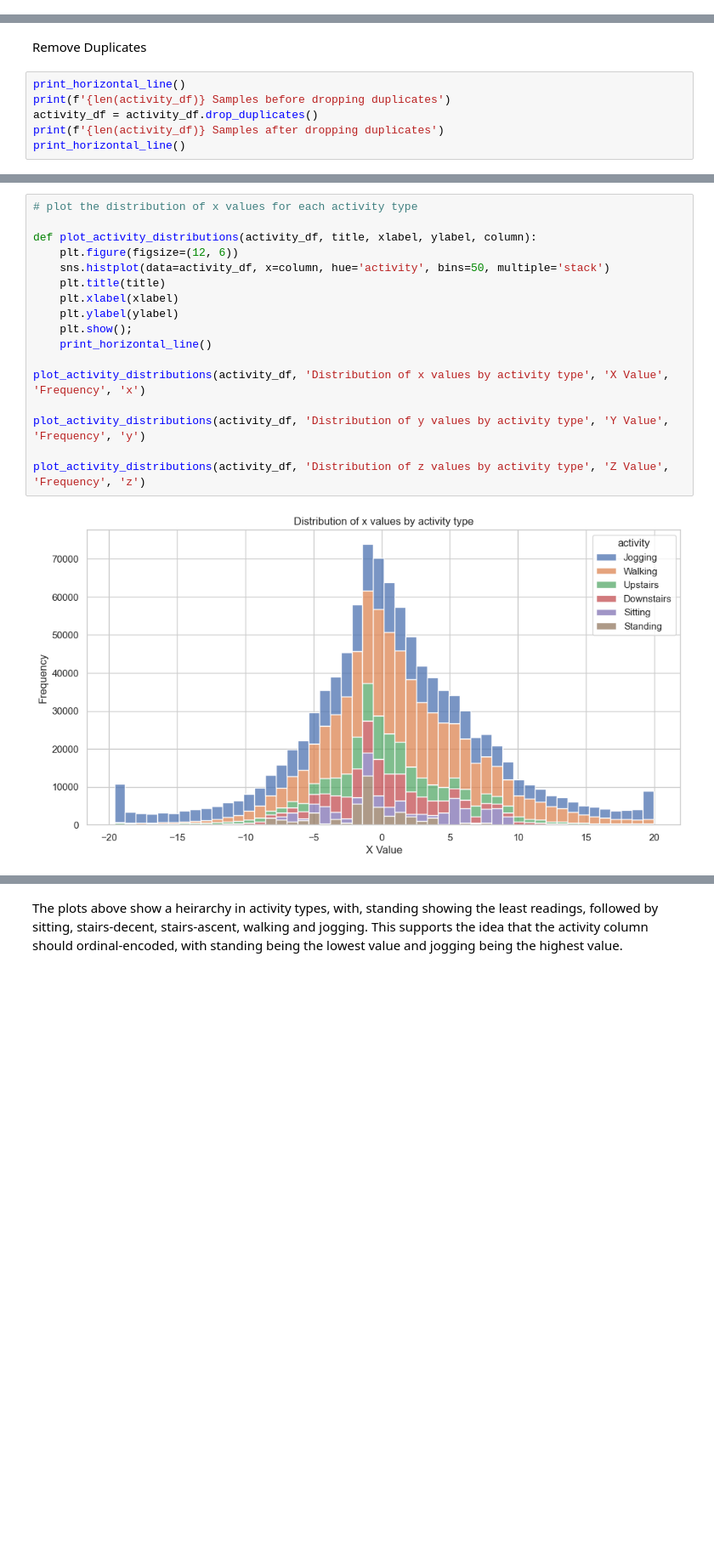
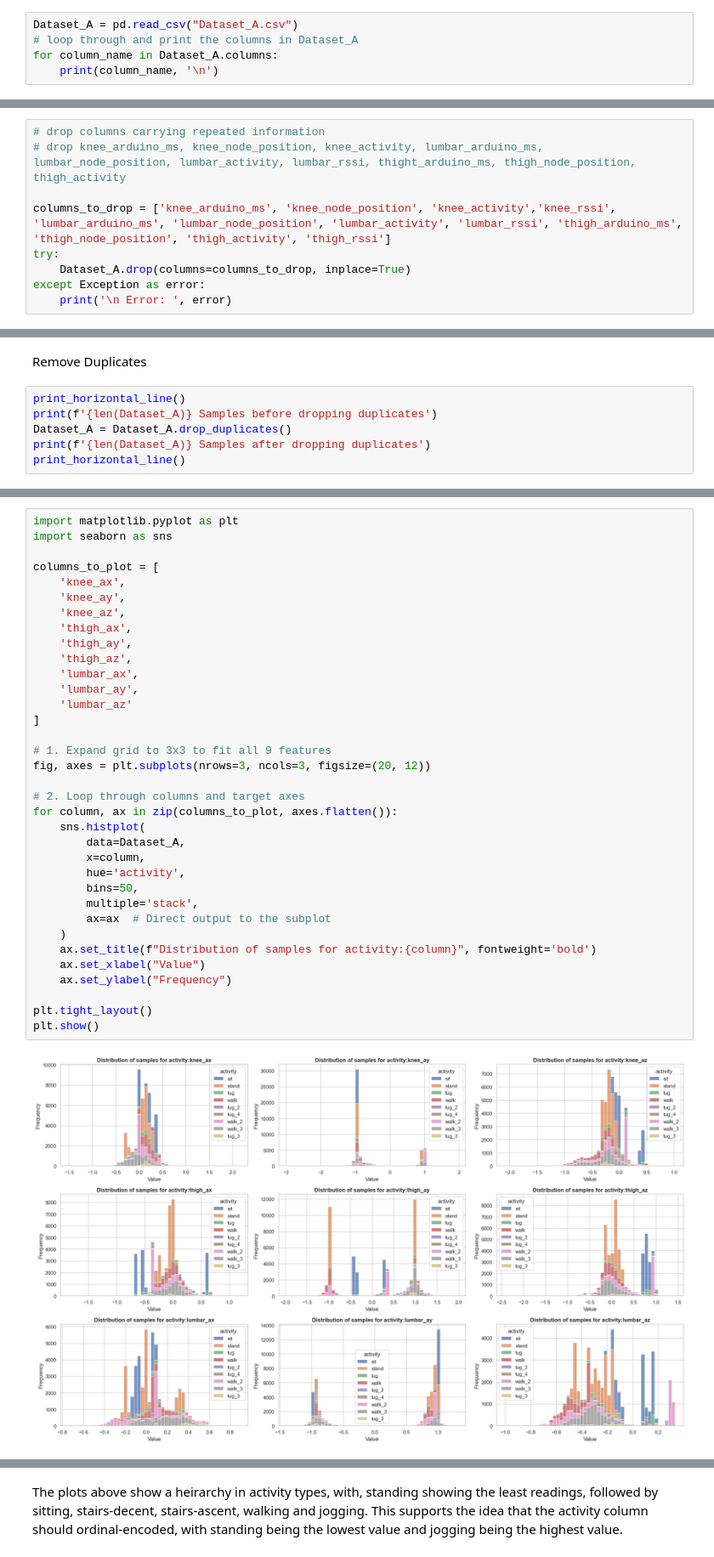
Before and after one commit to ike-njoku/finals-project, a Jupyter notebook: notebooks/main.ipynb, the cells around one changed output, grey strips where cells are left out. Shown at 85% size. Drawn from its saved outputs; the diff is of its cells as text; blank space fills up the shorter version.

```diff
--- a/notebooks/main.ipynb
+++ b/notebooks/main.ipynb
@@ -89,0 +327,5 @@ def run_pipeline(activity_df):
+# %%
+Dataset_A = pd.read_csv("Dataset_A.csv")
+# loop through and print the columns in Dataset_A
+for column_name in Dataset_A.columns:
+    print(column_name, '\n')
@@ -89,0 +350,9 @@ def run_pipeline(activity_df):
+# %%
+# drop columns carrying repeated information
+# drop knee_arduino_ms, knee_node_position, knee_activity, lumbar_arduino_ms, lumbar_node_position, lumbar_activity, lumbar_rssi, thight_arduino_ms, thigh_node_position, thigh_activity
+
+columns_to_drop = ['knee_arduino_ms', 'knee_node_position', 'knee_activity','knee_rssi', 'lumbar_arduino_ms', 'lumbar_node_position', 'lumbar_activity', 'lumbar_rssi', 'thigh_arduino_ms', 'thigh_node_position', 'thigh_activity', 'thigh_rssi']
+try:
+    Dataset_A.drop(columns=columns_to_drop, inplace=True)
+except Exception as error:
+    print('\n Error: ', error)
@@ -167,9 +454,9 @@ activity_df.dropna(inplace=True)
 Remove Duplicates
 # %%
 print_horizontal_line()
-print(f'{len(activity_df)} Samples before dropping duplicates')
-activity_df = activity_df.drop_duplicates()
-print(f'{len(activity_df)} Samples after dropping duplicates')
+print(f'{len(Dataset_A)} Samples before dropping duplicates')
+Dataset_A = Dataset_A.drop_duplicates()
+print(f'{len(Dataset_A)} Samples after dropping duplicates')
 print_horizontal_line()
 # %% [output]
 -- -- -- -- -- -- -- -- -- -- -- -- -- -- -- -- -- -- -- -- -- -- -- -- -- -- -- -- -- -- -- -- -- -- -- -- -- -- -- -- -- -- -- -- -- -- -- -- -- -- -- -- -- -- -- -- -- -- -- -- -- -- -- -- -- -- -- ...
@@ -194,19 +496,37 @@ ax4.set_title('Frequency Distribution of timestamp values');
 # %%
-# plot the distribution of x values for each activity type
+import matplotlib.pyplot as plt
+import seaborn as sns
 
-def plot_activity_distributions(activity_df, title, xlabel, ylabel, column):
-    plt.figure(figsize=(12, 6))
-    sns.histplot(data=activity_df, x=column, hue='activity', bins=50, multiple='stack')
-    plt.title(title)
-    plt.xlabel(xlabel)
-    plt.ylabel(ylabel)
-    plt.show();
-    print_horizontal_line()
+columns_to_plot = [
+    'knee_ax',
+    'knee_ay',
+    'knee_az',
+    'thigh_ax',
+    'thigh_ay',
+    'thigh_az',
+    'lumbar_ax',
+    'lumbar_ay',
+    'lumbar_az'
+]
 
-plot_activity_distributions(activity_df, 'Distribution of x values by activity type', 'X Value', 'Frequency', 'x')
+# 1. Expand grid to 3x3 to fit all 9 features
+fig, axes = plt.subplots(nrows=3, ncols=3, figsize=(20, 12))
 
-plot_activity_distributions(activity_df, 'Distribution of y values by activity type', 'Y Value', 'Frequency', 'y')
+# 2. Loop through columns and target axes
+for column, ax in zip(columns_to_plot, axes.flatten()):
+    sns.histplot(
+        data=Dataset_A,
+        x=column,
+        hue='activity',
+        bins=50,
+        multiple='stack',
+        ax=ax  # Direct output to the subplot
+    )
+    ax.set_title(f"Distribution of samples for activity:{column}", fontweight='bold')
+    ax.set_xlabel("Value")
+    ax.set_ylabel("Frequency")
 
-plot_activity_distributions(activity_df, 'Distribution of z values by activity type', 'Z Value', 'Frequency', 'z')
+plt.tight_layout()
+plt.show()
 # %% [output]
-[figure, old version]
+[figure, new version]
```
Also changed, not shown: parts of 47 cells of this notebook, 1 other file.
